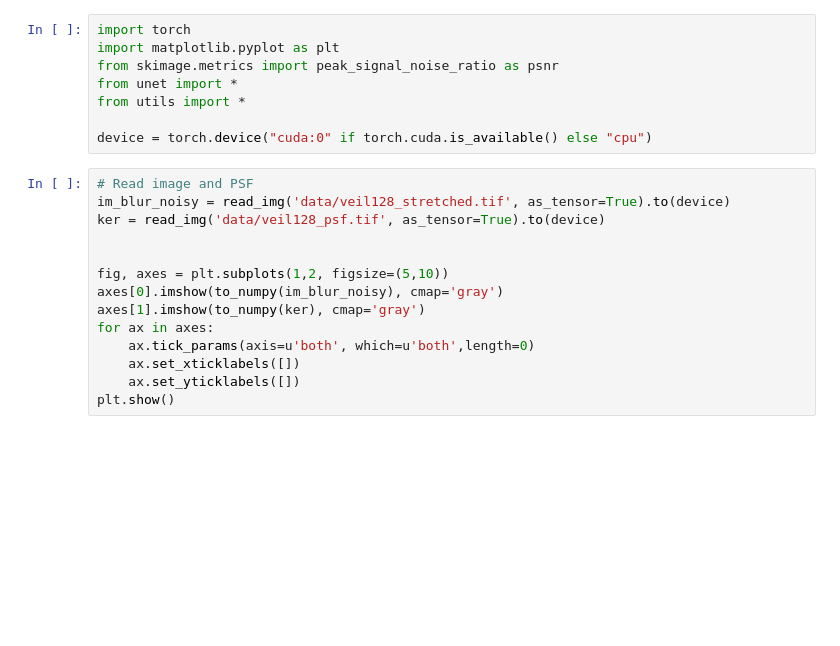
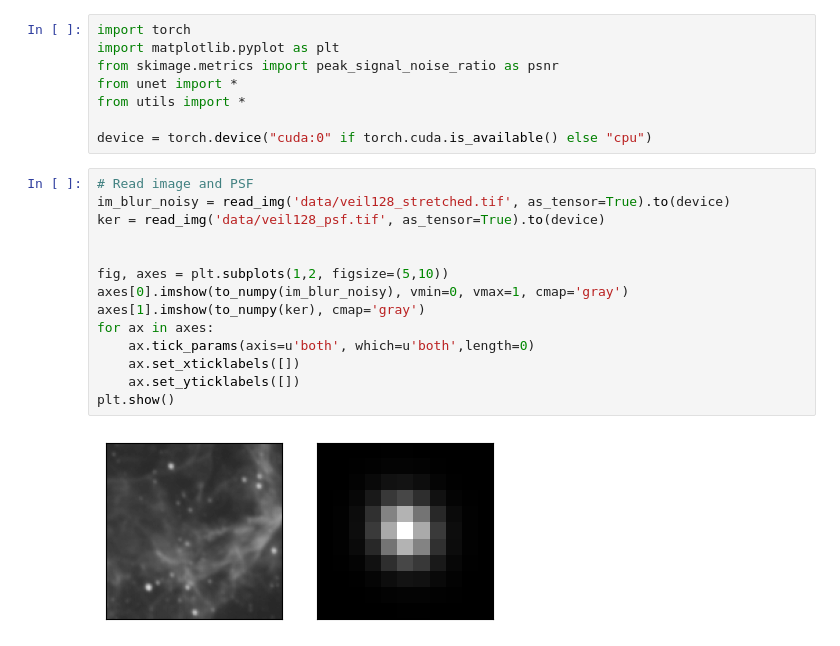
Before and after one commit to LudoRey/dip-deblur, a Jupyter notebook: demo_real.ipynb, the cells around one changed output. Saved outputs shown, nothing was run; the diff lists cells and outputs as text; blank space fills up the shorter version.

```diff
--- a/demo_real.ipynb
+++ b/demo_real.ipynb
@@ -14,15 +22,17 @@ device = torch.device("cuda:0" if torch.cuda.is_available() else "cpu")
 # %%
 # Read image and PSF
 im_blur_noisy = read_img('data/veil128_stretched.tif', as_tensor=True).to(device)
 ker = read_img('data/veil128_psf.tif', as_tensor=True).to(device)
 
 
 fig, axes = plt.subplots(1,2, figsize=(5,10))
-axes[0].imshow(to_numpy(im_blur_noisy), cmap='gray')
+axes[0].imshow(to_numpy(im_blur_noisy), vmin=0, vmax=1, cmap='gray')
 axes[1].imshow(to_numpy(ker), cmap='gray')
 for ax in axes:
     ax.tick_params(axis=u'both', which=u'both',length=0)
     ax.set_xticklabels([])
     ax.set_yticklabels([])
 plt.show()
+# %% [output]
+[figure, added]
 # %%
```
Also changed, not shown: parts of 4 cells of this notebook.
